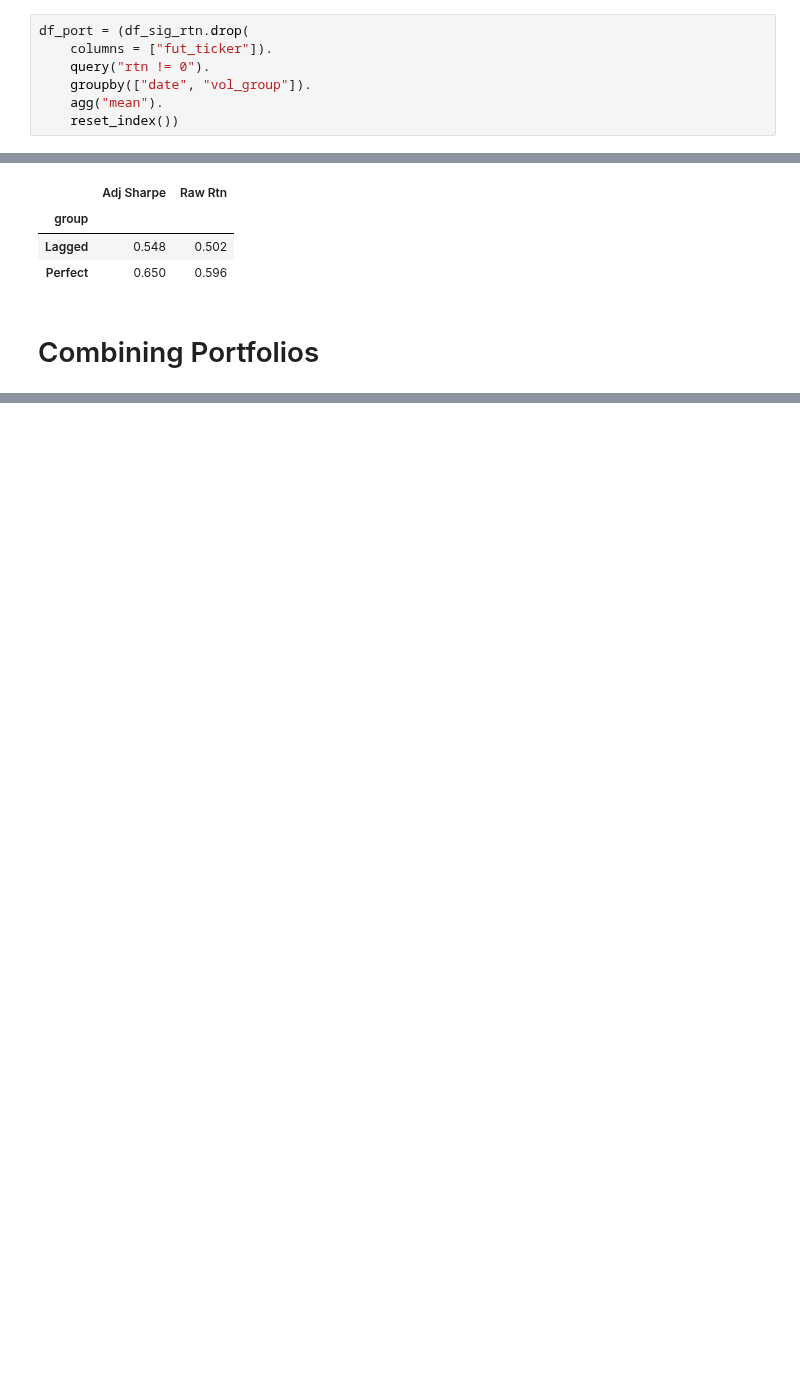
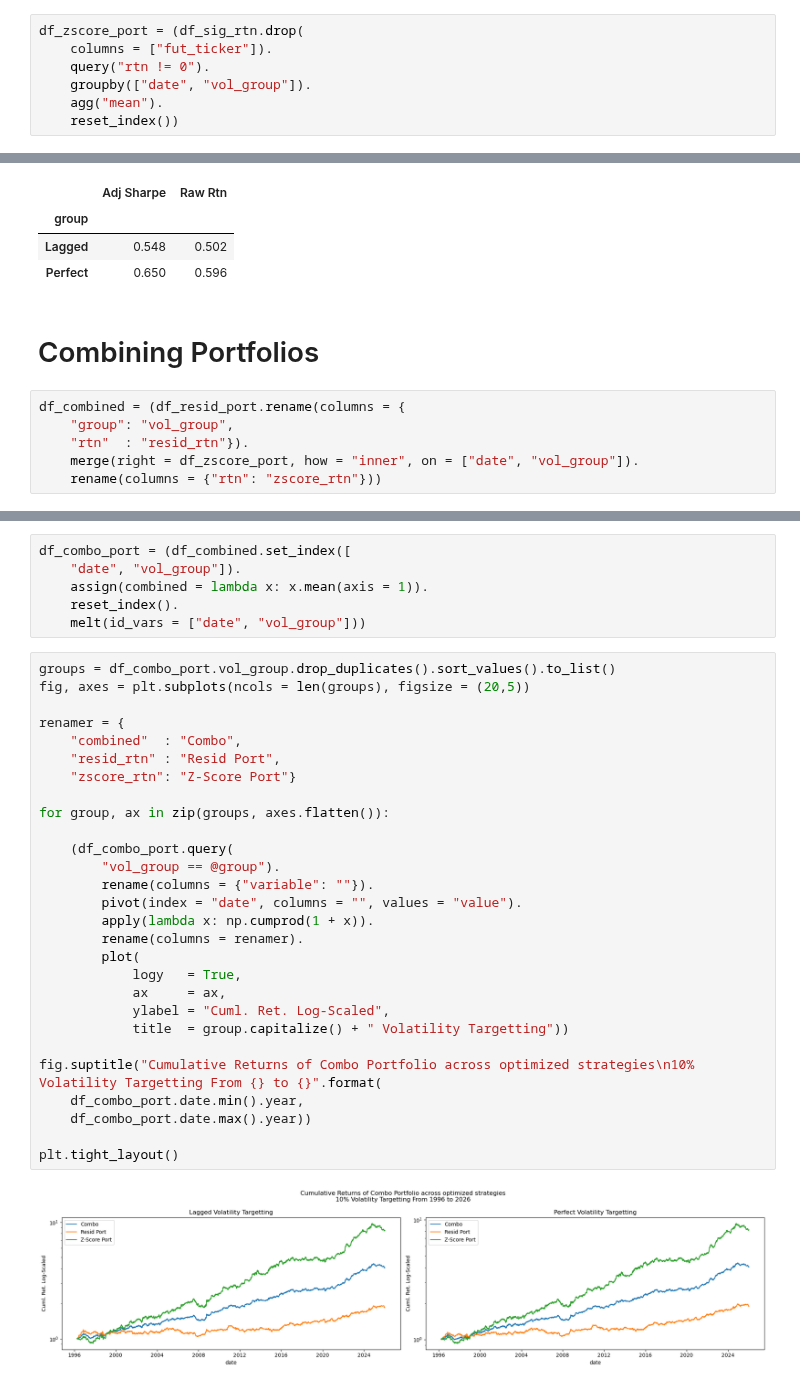
Before and after one commit to diegodalvarez/FXEquitySpillover, a Jupyter notebook: 1SignalStrategies.ipynb, the cells around one changed output, grey strips where cells are left out. Saved outputs shown, nothing was run; the diff lists cells and outputs as text; blank space fills up the shorter version.

```diff
--- a/DeciledZScore.ipynb
+++ b/1SignalStrategies.ipynb
@@ -306,7 +308,7 @@ plt.tight_layout()
 | JY | 0.718 | 0.714 | 0.801 | 0.796 |
 | PE | 1.133 | 1.116 | 1.134 | 1.118 |
 # %%
-df_port = (df_sig_rtn.drop(
+df_zscore_port = (df_sig_rtn.drop(
     columns = ["fut_ticker"]).
     query("rtn != 0").
     groupby(["date", "vol_group"]).
@@ -584,3 +603,9 @@ df_port = (df_combined.drop(
 | Perfect | 0.650 | 0.596 |
 # %% [markdown]
 # Combining Portfolios
+# %%
+df_combined = (df_resid_port.rename(columns = {
+    "group": "vol_group",
+    "rtn"  : "resid_rtn"}).
+    merge(right = df_zscore_port, how = "inner", on = ["date", "vol_group"]).
+    rename(columns = {"rtn": "zscore_rtn"}))
@@ -586,0 +630,36 @@ df_port = (df_combined.drop(
+# %%
+df_combo_port = (df_combined.set_index([
+    "date", "vol_group"]).
+    assign(combined = lambda x: x.mean(axis = 1)).
+    reset_index().
+    melt(id_vars = ["date", "vol_group"]))
+# %%
+groups = df_combo_port.vol_group.drop_duplicates().sort_values().to_list()
+fig, axes = plt.subplots(ncols = len(groups), figsize = (20,5))
+
+renamer = {
+    "combined"  : "Combo",
+    "resid_rtn" : "Resid Port",
+    "zscore_rtn": "Z-Score Port"}
+
+for group, ax in zip(groups, axes.flatten()):
+
+    (df_combo_port.query(
+        "vol_group == @group").
+        rename(columns = {"variable": ""}).
+        pivot(index = "date", columns = "", values = "value").
+        apply(lambda x: np.cumprod(1 + x)).
+        rename(columns = renamer).
+        plot(
+            logy   = True,
+            ax     = ax,
+            ylabel = "Cuml. Ret. Log-Scaled",
+            title  = group.capitalize() + " Volatility Targetting"))
+
+fig.suptitle("Cumulative Returns of Combo Portfolio across optimized strategies\n10% Volatility Targetting From {} to {}".format(
+    df_combo_port.date.min().year,
+    df_combo_port.date.max().year))
+
+plt.tight_layout()
+# %% [output]
+[figure, added]
```
Also changed, not shown: parts of 11 cells of this notebook, 1 other file.
